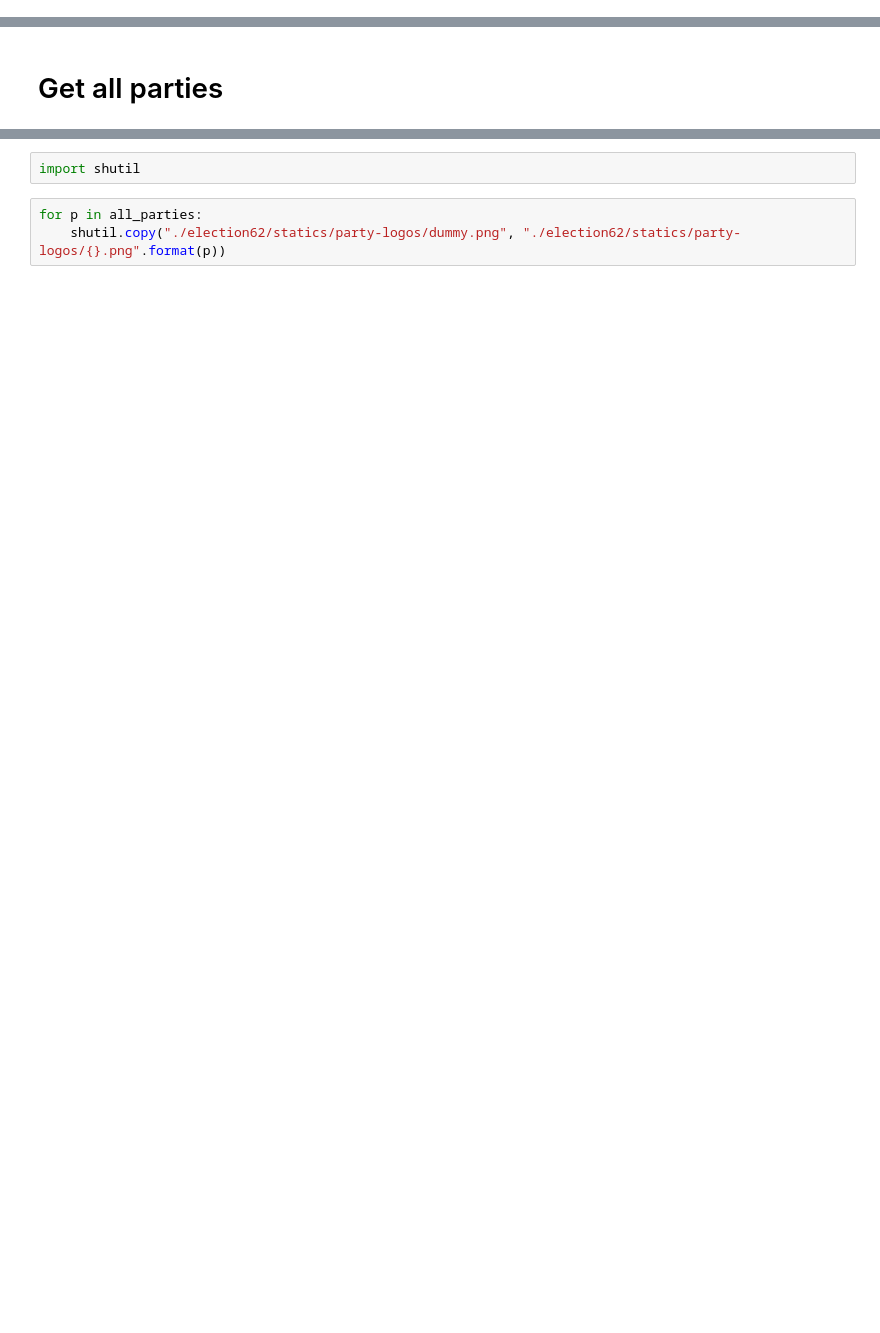
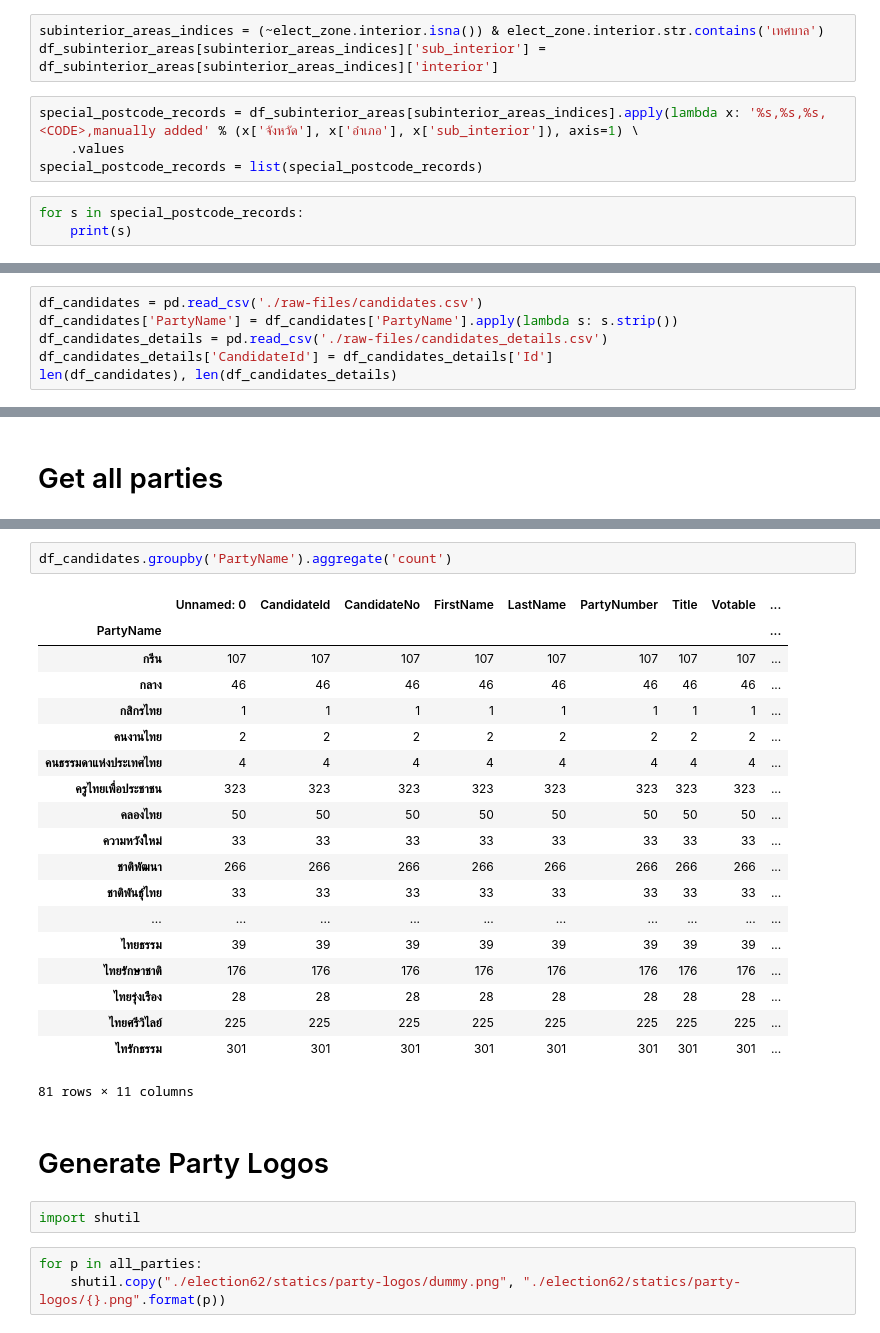
Before and after one commit to electinth/dataset-election-62-candidates, a Jupyter notebook: dev.ipynb, the cells around one changed output, grey strips where cells are left out. Drawn from its saved outputs; the diff is of its cells as text; blank space fills up the shorter version.

```diff
--- a/dev.ipynb
+++ b/dev.ipynb
@@ -106,3 +108,13 @@ elect_zone
 | 1757 | กรุงเทพมหานคร | 30 | 30 | บางพลัด | 77 | 30 | NaN | ... |
 | 1758 | กรุงเทพมหานคร | 30 | 30 | บางกอกน้อย | 77 | 30 | NaN | ... |
 1759 rows × 9 columns
+# %%
+subinterior_areas_indices = (~elect_zone.interior.isna()) & elect_zone.interior.str.contains('เทศบาล')
+df_subinterior_areas[subinterior_areas_indices]['sub_interior'] = df_subinterior_areas[subinterior_areas_indices]['interior']
+# %%
+special_postcode_records = df_subinterior_areas[subinterior_areas_indices].apply(lambda x: '%s,%s,%s,<CODE>,manually added' % (x['จังหวัด'], x['อำเภอ'], x['sub_interior']), axis=1) \
+    .values
+special_postcode_records = list(special_postcode_records)
+# %%
+for s in special_postcode_records:
+    print(s)
@@ -382,0 +425,6 @@ df_candidates = pd.read_csv('./data/election-62-candidates.csv')
+# %%
+df_candidates = pd.read_csv('./raw-files/candidates.csv')
+df_candidates['PartyName'] = df_candidates['PartyName'].apply(lambda s: s.strip())
+df_candidates_details = pd.read_csv('./raw-files/candidates_details.csv')
+df_candidates_details['CandidateId'] = df_candidates_details['Id']
+len(df_candidates), len(df_candidates_details)
@@ -410,3 +500,27 @@ all_parties = sorted(set(df_candidates.party.values))
+# %%
+df_candidates.groupby('PartyName').aggregate('count')
+# %% [output]
+|  | Unnamed: 0 | CandidateId | CandidateNo | FirstName | LastName | PartyNumber | Title | Votable | ... |
+| PartyName |  |  |  |  |  |  |  |  | ... |
+| กรีน | 107 | 107 | 107 | 107 | 107 | 107 | 107 | 107 | ... |
+| กลาง | 46 | 46 | 46 | 46 | 46 | 46 | 46 | 46 | ... |
+| กสิกรไทย | 1 | 1 | 1 | 1 | 1 | 1 | 1 | 1 | ... |
+| คนงานไทย | 2 | 2 | 2 | 2 | 2 | 2 | 2 | 2 | ... |
+| คนธรรมดาแห่งประเทศไทย | 4 | 4 | 4 | 4 | 4 | 4 | 4 | 4 | ... |
+| ครูไทยเพื่อประชาชน | 323 | 323 | 323 | 323 | 323 | 323 | 323 | 323 | ... |
+| คลองไทย | 50 | 50 | 50 | 50 | 50 | 50 | 50 | 50 | ... |
+| ความหวังใหม่ | 33 | 33 | 33 | 33 | 33 | 33 | 33 | 33 | ... |
+| ชาติพัฒนา | 266 | 266 | 266 | 266 | 266 | 266 | 266 | 266 | ... |
+| ชาติพันธุ์ไทย | 33 | 33 | 33 | 33 | 33 | 33 | 33 | 33 | ... |
+| ... | ... | ... | ... | ... | ... | ... | ... | ... | ... |
+| ไทยธรรม | 39 | 39 | 39 | 39 | 39 | 39 | 39 | 39 | ... |
+| ไทยรักษาชาติ | 176 | 176 | 176 | 176 | 176 | 176 | 176 | 176 | ... |
+| ไทยรุ่งเรือง | 28 | 28 | 28 | 28 | 28 | 28 | 28 | 28 | ... |
+| ไทยศรีวิไลย์ | 225 | 225 | 225 | 225 | 225 | 225 | 225 | 225 | ... |
+| ไทรักธรรม | 301 | 301 | 301 | 301 | 301 | 301 | 301 | 301 | ... |
+81 rows × 11 columns
+# %% [markdown]
+# Generate Party Logos
 # %%
 import shutil
 # %%
```
Also changed, not shown: parts of 28 cells of this notebook.
